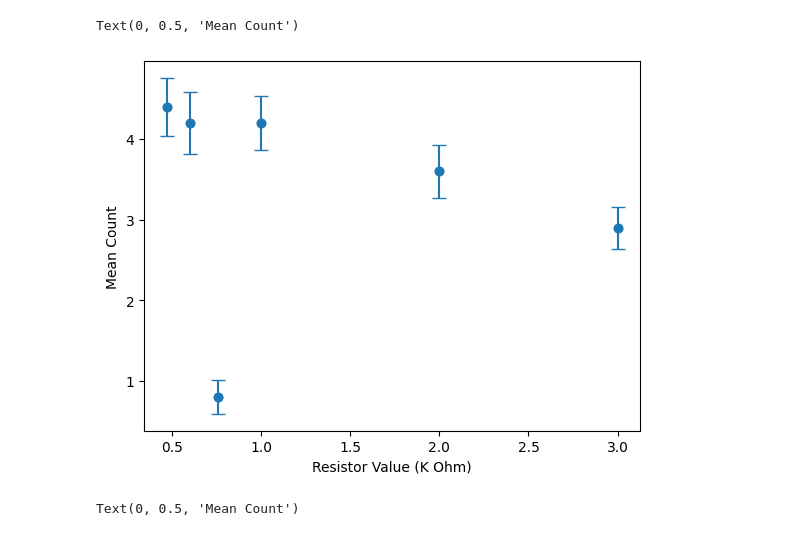
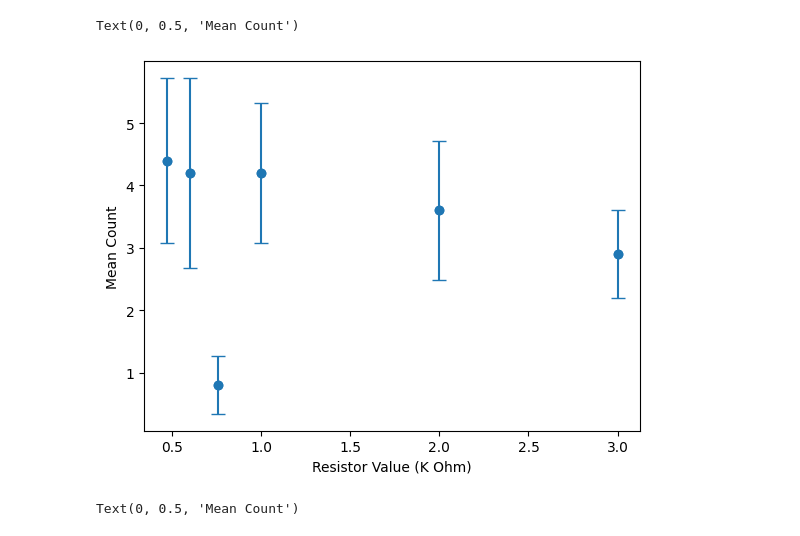
Before and after one commit to sarah-sev/SPAD, a Jupyter notebook: histplots.ipynb, the cells around one changed output. Drawn from its saved outputs; the diff is of its cells as text; code cells hidden in the pictures.

```diff
--- a/histplots.ipynb
+++ b/histplots.ipynb
@@ -18,14 +21,14 @@ data_3ko = pd.read_csv("3.3ko_5ms.txt", sep='\t', header=0, names=["x", "y"],ind
 # %%
 resistors = np.array([.470, .600, .760, 1, 2, 3])
 counts = np.array([data_470o['y'].mean(), data_600o['y'].mean(), data_760o['y'].mean(), data_1ko['y'].mean(), data_2ko['y'].mean(), data_3ko['y'].mean()])
 counts_std = np.array([data_470o['y'].std(), data_600o['y'].std(), data_760o['y'].std(), data_1ko['y'].std(), data_2ko['y'].std(), data_3ko['y'].std()])
 plt.scatter(resistors, counts)
-plt.errorbar(resistors, counts, yerr=np.sqrt(counts_std)/(len(counts)-1), fmt='o', capsize=5)
+plt.errorbar(resistors, counts, yerr=counts_std/np.sqrt(len(counts)), fmt='o', capsize=5)
 plt.xlabel('Resistor Value (K Ohm)')
 plt.ylabel('Mean Count')
 # %% [output]
 Text(0, 0.5, 'Mean Count')
-[figure, old version]
+[figure, new version]
 # %%
 current = 5 / (resistors * 1000) * 1000
 plt.scatter(current, counts)
```
Also changed, not shown: parts of 3 cells of this notebook.
